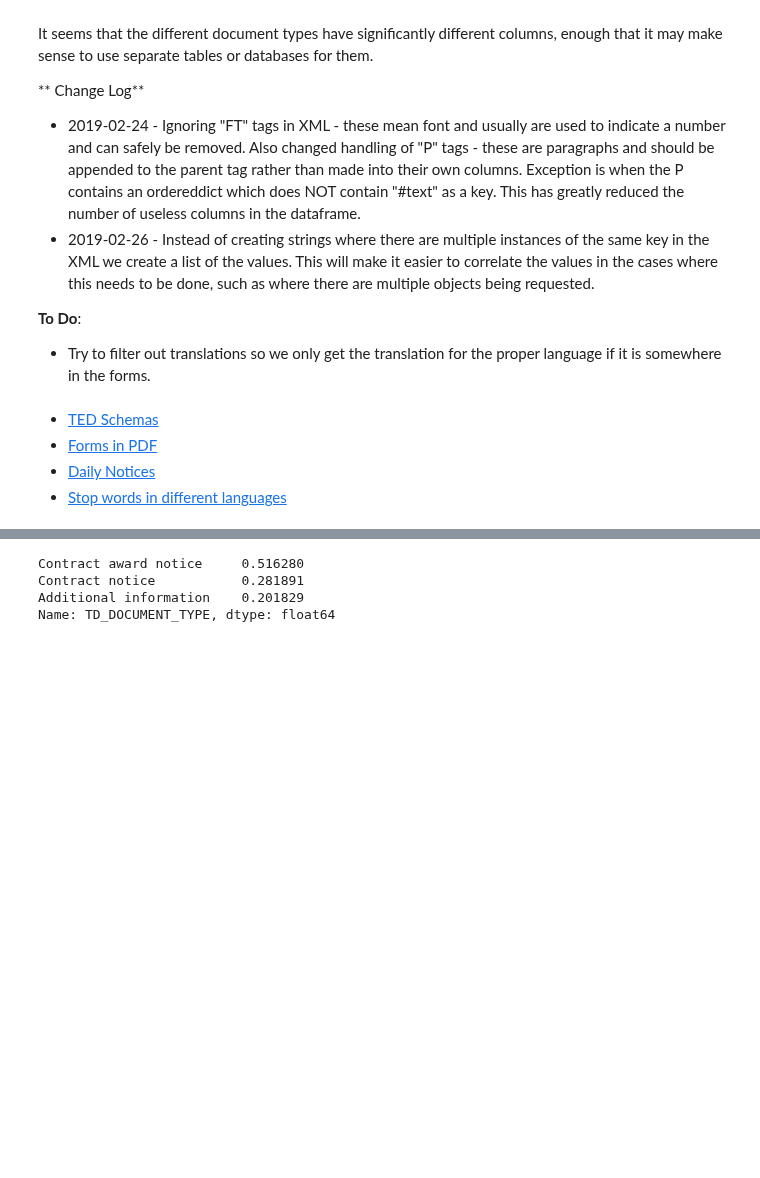
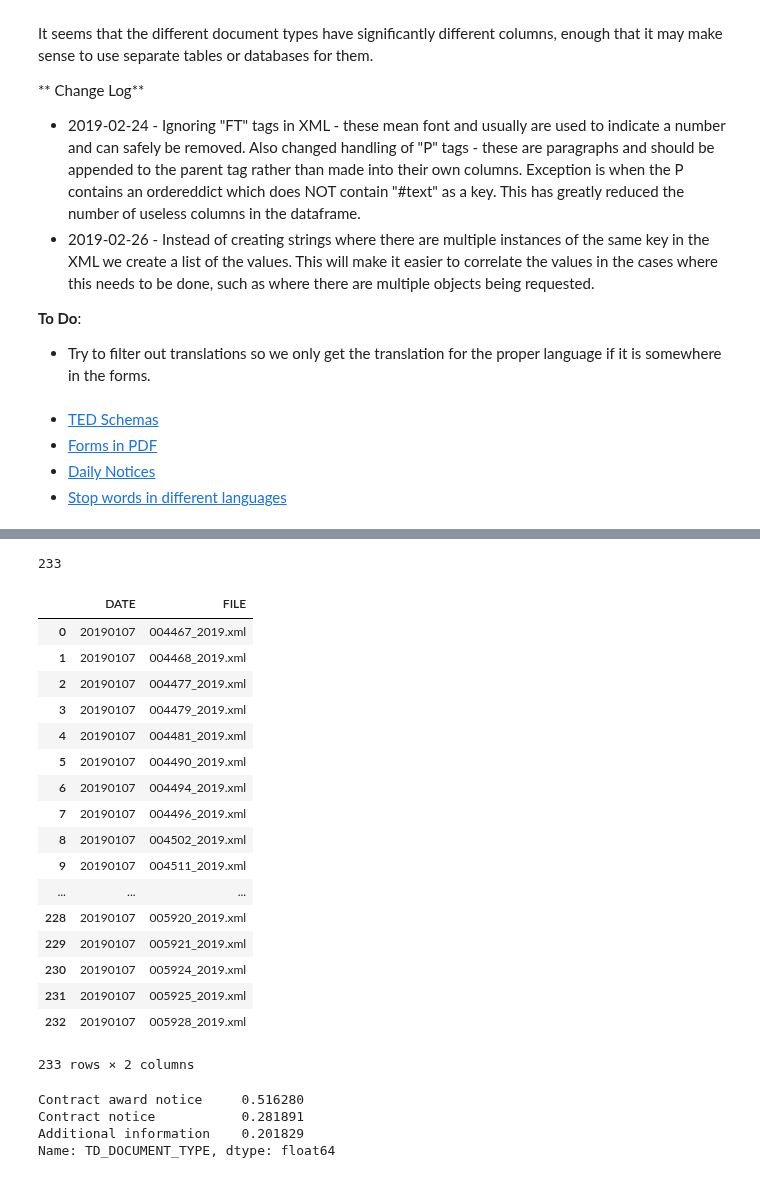
Before and after one commit to nfreundlich/CS498-CCA-CourseProject, a Jupyter notebook: notebooks/ted_eda.ipynb, the cells around one changed output, grey strips where cells are left out. Saved outputs shown, nothing was run; the diff lists cells and outputs as text; code cells hidden in the pictures; blank space fills up the shorter version.

```diff
--- a/notebooks/ted_eda.ipynb
+++ b/notebooks/ted_eda.ipynb
@@ -396,7 +396,7 @@ def load_data(data_path, language="EN", max_dirs=None, start_dir=0, doc_type_fil
 
     return df
 # %%
-df = load_data(data_path, language="FR", max_dirs=20, start_dir=15, doc_type_filter=['Contract award notice', 'Contract notice', 'Additional information']) #'Contract award notice', 'Contract notice', 'Additional information'
+df = load_data(data_path, language="FR", max_dirs=1, start_dir=16, doc_type_filter=['Contract award notice', 'Contract notice', 'Additional information']) #'Contract award notice', 'Contract notice', 'Additional information'
 # %%
 df.head()
 # %% [output]
@@ -410,3 +410,26 @@ df.head()
+# %%
+print(len(df))
+df[['DATE', 'FILE']]
+# %% [output]
+233
+|  | DATE | FILE |
+| 0 | 20190107 | 004467_2019.xml |
+| 1 | 20190107 | 004468_2019.xml |
+| 2 | 20190107 | 004477_2019.xml |
+| 3 | 20190107 | 004479_2019.xml |
+| 4 | 20190107 | 004481_2019.xml |
+| 5 | 20190107 | 004490_2019.xml |
+| 6 | 20190107 | 004494_2019.xml |
+| 7 | 20190107 | 004496_2019.xml |
+| 8 | 20190107 | 004502_2019.xml |
+| 9 | 20190107 | 004511_2019.xml |
+| ... | ... | ... |
+| 228 | 20190107 | 005920_2019.xml |
+| 229 | 20190107 | 005921_2019.xml |
+| 230 | 20190107 | 005924_2019.xml |
+| 231 | 20190107 | 005925_2019.xml |
+| 232 | 20190107 | 005928_2019.xml |
+233 rows × 2 columns
 # %%
 # # write the columns for different document types to text files for analysis elsewhere
 # with open(os.path.join("additional_info_cols.txt"),"w+") as f:
```
Also changed, not shown: parts of 1 cell of this notebook, 1 other file.
